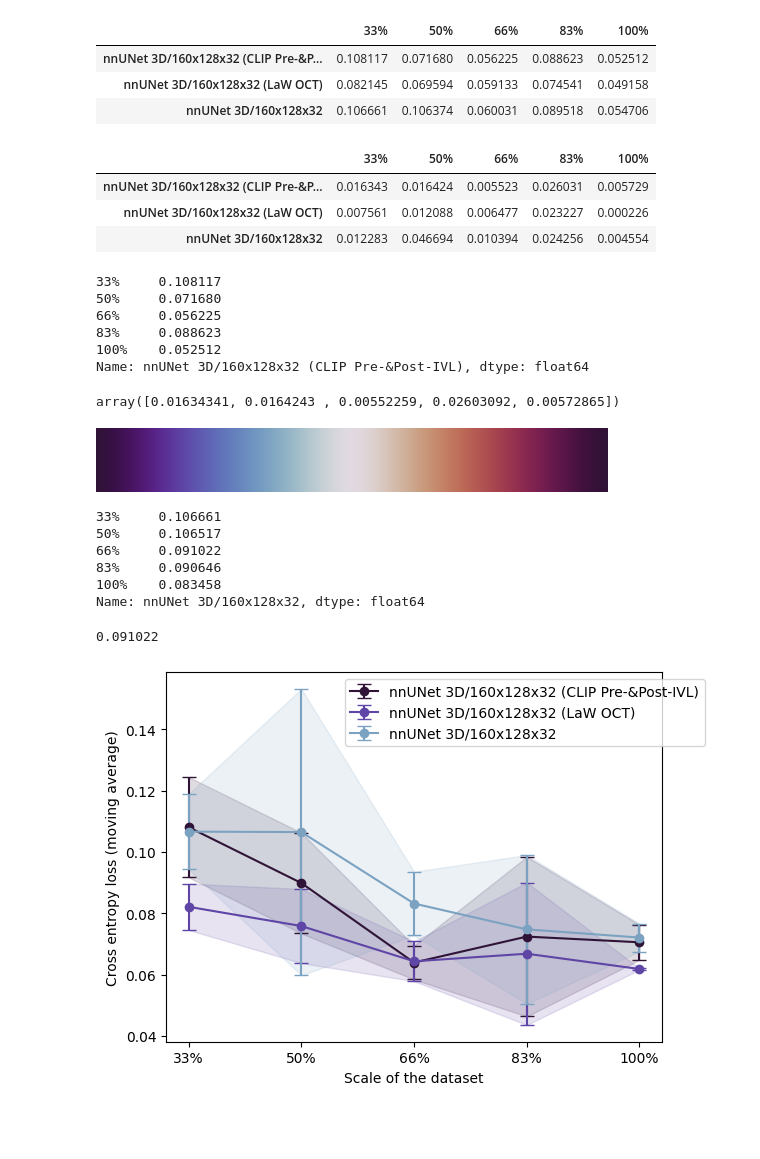
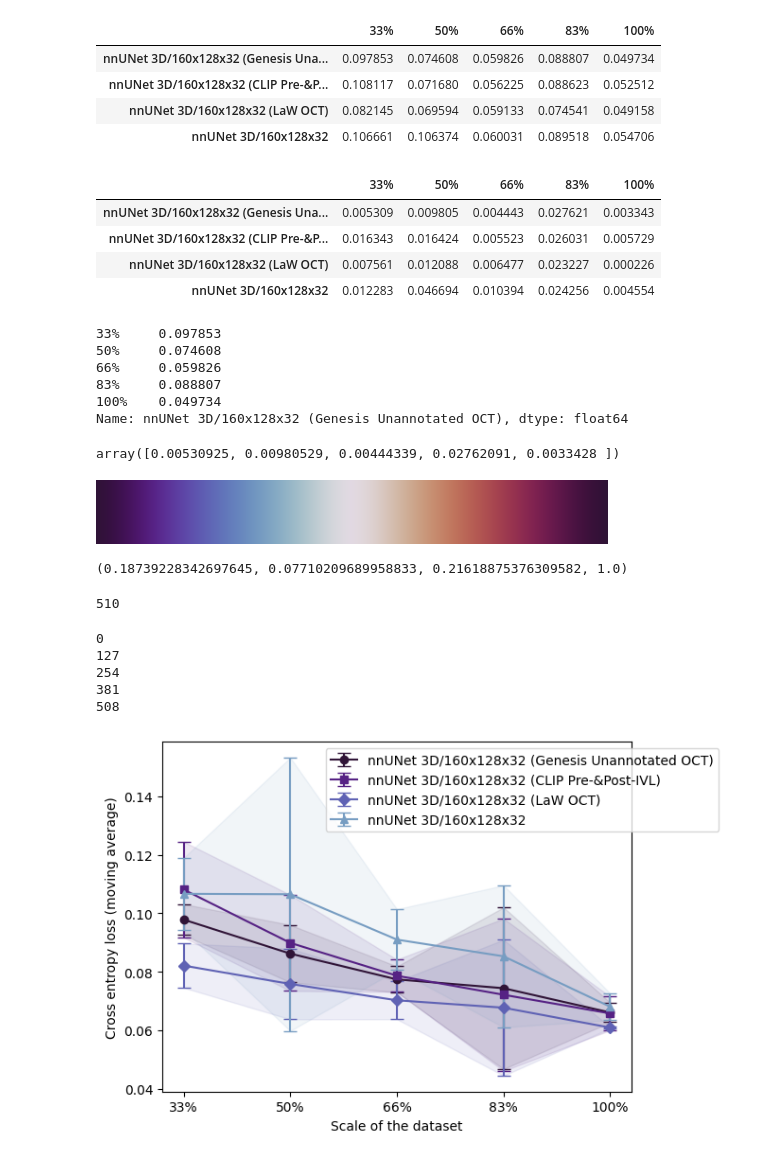
Before and after one commit to icekang/master_thesis, a Jupyter notebook: result figure generator/scale_analysis_plot_cross_entropy.ipynb, the cells around one changed output. Saved outputs shown, nothing was run; the diff lists cells and outputs as text; code cells hidden in the pictures; blank space fills up the shorter version.

```diff
--- a/result figure generator/scale_analysis_plot_cross_entropy.ipynb
+++ b/result figure generator/scale_analysis_plot_cross_entropy.ipynb
@@ -3,73 +3,80 @@ import matplotlib.pyplot as plt
 import matplotlib as mpl
 import pandas as pd
 # %%
-avg_scale_analyse = pd.read_csv('scale_analysis_cross_entropy.csv', index_col=0).iloc[:3, :5].astype(float)
+avg_scale_analyse = pd.read_csv('scale_analysis_cross_entropy.csv', index_col=0).iloc[:4, :5].astype(float)
 avg_scale_analyse
 # %% [output]
 |  | 33% | 50% | 66% | 83% | 100% |
+| nnUNet 3D/160x128x32 (Genesis Una... | 0.097853 | 0.074608 | 0.059826 | 0.088807 | 0.049734 |
 | nnUNet 3D/160x128x32 (CLIP Pre-&P... | 0.108117 | 0.071680 | 0.056225 | 0.088623 | 0.052512 |
 | nnUNet 3D/160x128x32 (LaW OCT) | 0.082145 | 0.069594 | 0.059133 | 0.074541 | 0.049158 |
 | nnUNet 3D/160x128x32 | 0.106661 | 0.106374 | 0.060031 | 0.089518 | 0.054706 |
 # %%
-std_scale_analyse = pd.read_csv('scale_analysis_cross_entropy.csv', index_col=0).iloc[5:8, :5].astype(float)
+std_scale_analyse = pd.read_csv('scale_analysis_cross_entropy.csv', index_col=0).iloc[6:10, :5].astype(float)
 std_scale_analyse
 # %% [output]
 |  | 33% | 50% | 66% | 83% | 100% |
+| nnUNet 3D/160x128x32 (Genesis Una... | 0.005309 | 0.009805 | 0.004443 | 0.027621 | 0.003343 |
 | nnUNet 3D/160x128x32 (CLIP Pre-&P... | 0.016343 | 0.016424 | 0.005523 | 0.026031 | 0.005729 |
 | nnUNet 3D/160x128x32 (LaW OCT) | 0.007561 | 0.012088 | 0.006477 | 0.023227 | 0.000226 |
 | nnUNet 3D/160x128x32 | 0.012283 | 0.046694 | 0.010394 | 0.024256 | 0.004554 |
 # %%
 avg_scale_analyse.iloc[0, :]
 # %% [output]
-33%     0.108117
-50%     0.071680
-66%     0.056225
-83%     0.088623
-100%    0.052512
-Name: nnUNet 3D/160x128x32 (CLIP Pre-&Post-IVL), dtype: float64
+33%     0.097853
+50%     0.074608
+66%     0.059826
+83%     0.088807
+100%    0.049734
+Name: nnUNet 3D/160x128x32 (Genesis Unannotated OCT), dtype: float64
 # %%
 std_scale_analyse.iloc[0, :].to_numpy()
 # %% [output]
-array([0.01634341, 0.0164243 , 0.00552259, 0.02603092, 0.00572865])
+array([0.00530925, 0.00980529, 0.00444339, 0.02762091, 0.0033428 ])
 # %%
 cmap = mpl.colormaps['twilight_shifted']
 # %%
 cmap
 # %% [output]
 [figure]
-# %%
-moving_avg
-# %% [output]
-33%     0.106661
-50%     0.106517
-66%     0.091022
-83%     0.090646
-100%    0.083458
-Name: nnUNet 3D/160x128x32, dtype: float64
-# %%
-data,
-(0.106661 + 0.106374 + 0.060031) / 3
-# %% [output]
-0.091022
+# %%
+colors[0]
+# %% [output]
+(0.18739228342697645, 0.07710209689958833, 0.21618875376309582, 1.0)
+# %%
+cmap.N
+# %% [output]
+510
+# %%
+for i in range(0, cmap.N, cmap.N//4):
+    print(i)
+# %% [output]
+0
+127
+254
+381
+508
 # %%
 fig, ax = plt.subplots()
 
-colors = [cmap(i) for i in range(0, 255, 255//len(avg_scale_analyse))]
-alpha = 0.15
+ranges = range(0, 220, 220//len(avg_scale_analyse))
+colors = [cmap(i) for i in ranges]
+alpha = 0.10
+markers = ['o', 's', 'D', '^']
 
 for i in range(len(avg_scale_analyse)):
     data = avg_scale_analyse.iloc[i, :]
-    moving_avg = data.rolling(min_periods=1, window=2).mean()
+    moving_avg = data.rolling(min_periods=1, window=3).mean()
 
-    ax.errorbar(avg_scale_analyse.columns, moving_avg, yerr=std_scale_analyse.iloc[i, :], label=avg_scale_analyse.iloc[i, :].name, marker='o', capsize=5, color=colors[i])
+    ax.errorbar(avg_scale_analyse.columns, moving_avg, yerr=std_scale_analyse.iloc[i, :], label=avg_scale_analyse.iloc[i, :].name, marker=markers[i], capsize=5, color=colors[i])
     ax.fill_between(avg_scale_analyse.columns, moving_avg - std_scale_analyse.iloc[i, :], moving_avg + std_scale_analyse.iloc[i, :], alpha=alpha, color=colors[i])
 
 ax.set_xlabel('Scale of the dataset')
 ax.set_ylabel('Cross entropy loss (moving average)')
 
-ax.legend(loc='upper right', bbox_to_anchor=(1.1, 1))
+ax.legend(loc='upper right', bbox_to_anchor=(1.2, 1))
 
 fig.savefig('discussion_cross_entropy_scale_analysis.png', dpi=1000, bbox_inches='tight')
 plt.show()
 # %% [output]
-[figure, old version]
+[figure, new version]
```
Also changed, not shown: 9 other files.
